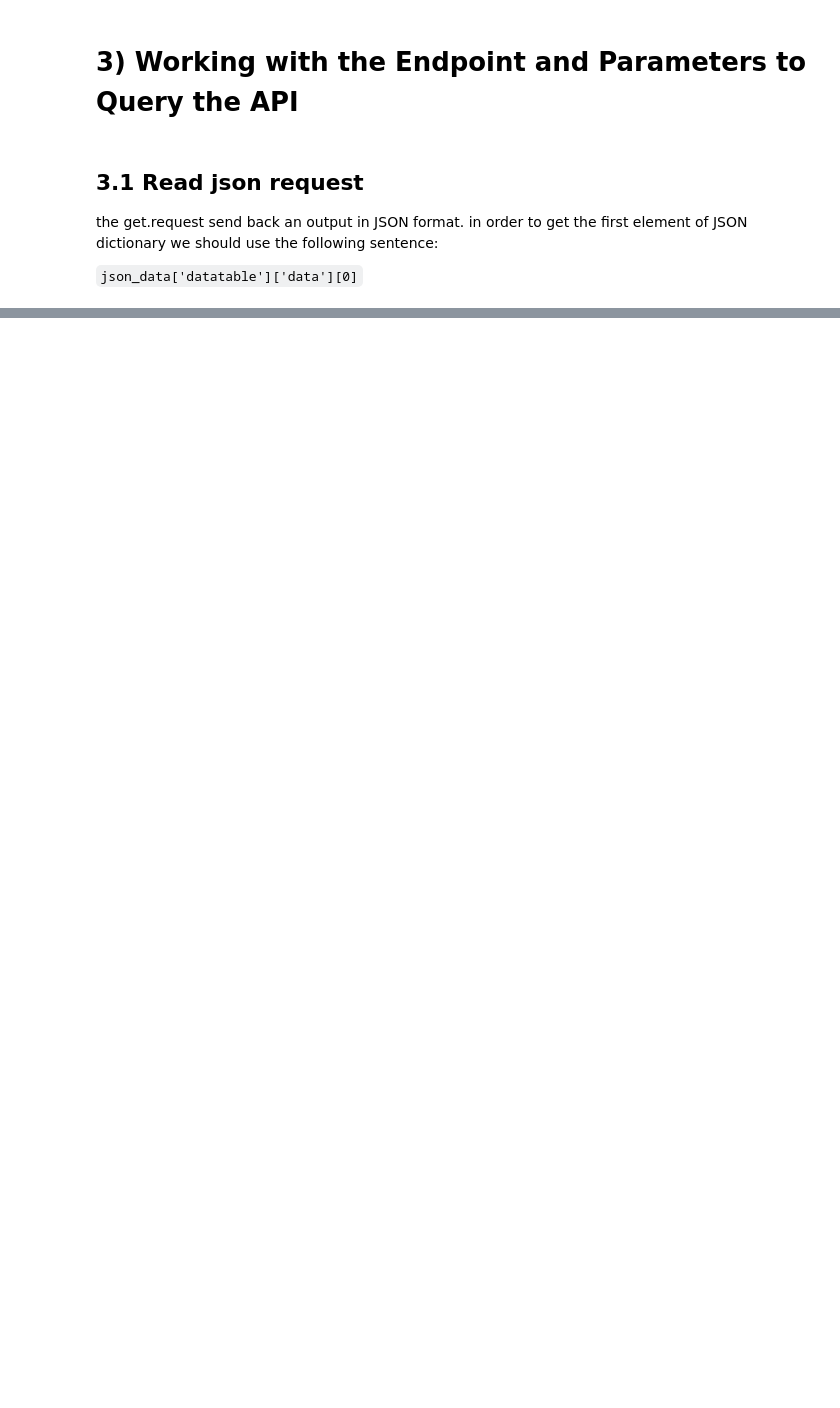
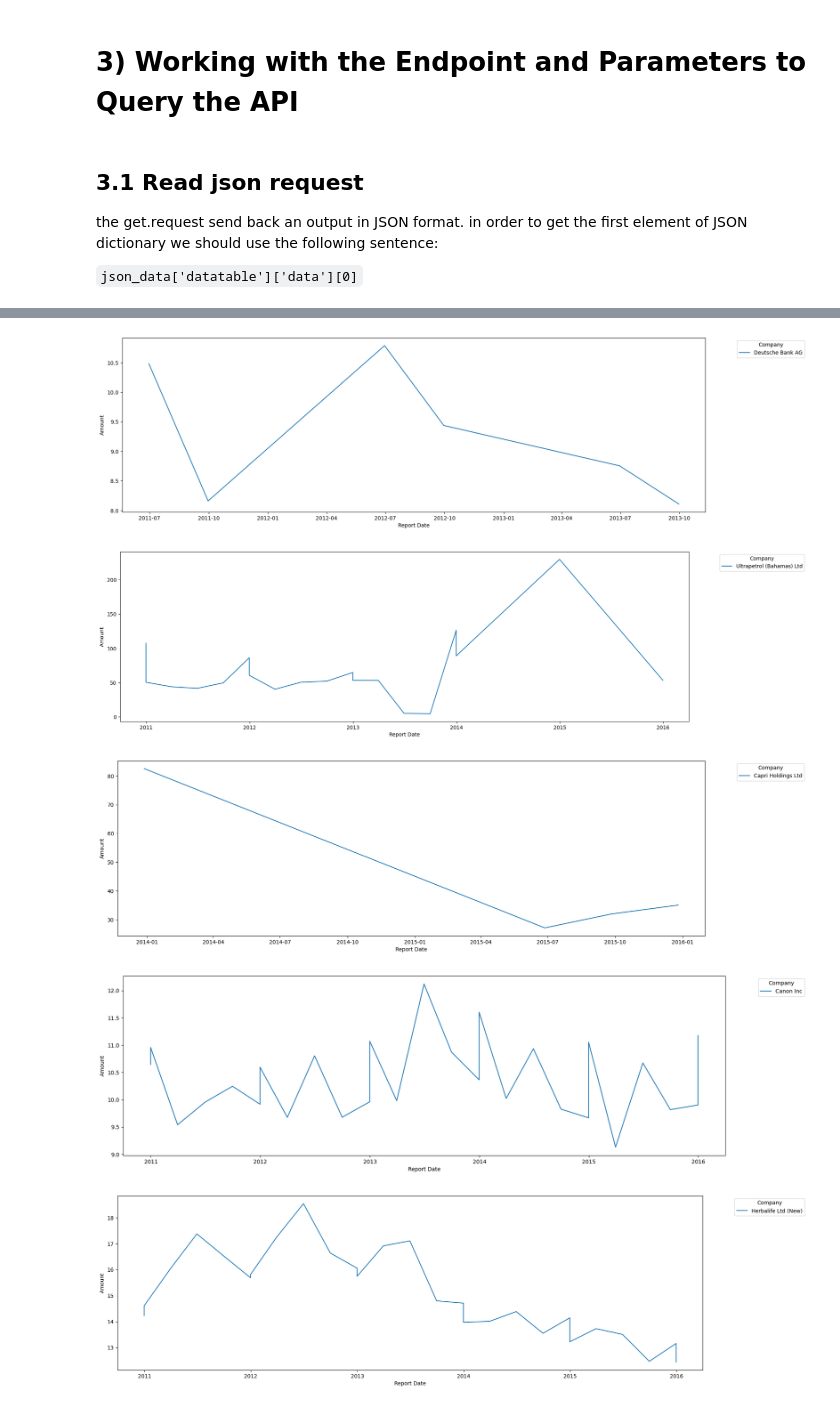
Before and after one commit to TomazFilgueira/Dq_Datascientist, a Jupyter notebook: 6 - APIs and Web Scraping/6_Guided_Project_API_with_Pandas.ipynb, the cells around one changed output, grey strips where cells are left out. Drawn from its saved outputs; the diff is of its cells as text; code cells hidden in the pictures; blank space fills up the shorter version.

Commit message:
plot amount over time

```diff
--- a/6 - APIs and Web Scraping/6_Guided_Project_API_with_Pandas.ipynb
+++ b/6 - APIs and Web Scraping/6_Guided_Project_API_with_Pandas.ipynb
@@ -129,0 +400,24 @@ we can see from the previous output that json_data is a dictonary composed by 2
+# %%
+country_mapping = {
+    'USA': 'United States of America',
+    'DEU': 'Germany',
+    'JPN': 'Japan',
+    'CYM': 'Cayman Islands',
+    'BHS': 'Bahamas',
+    'IRL': 'Ireland'
+
+}
+# %%
+#define a function to map country name and return its full name
+#necessary_columns = ['indicator','country','longname','reportdate','reporttype','amount']
+def map_country(country_name):
+    if country_name in country_mapping:
+        return country_mapping[country_name]
+    else:
+        return country_name
+
+filtered_df['country_name'] = df_metric['country'].apply(map_country)
+filtered_df.columns = ['indicator','country','company_name','report_date','report_type','amount','country_name']
+updated_df = filtered_df.copy()
+
+updated_df.head()
@@ -129,0 +457,5 @@ we can see from the previous output that json_data is a dictonary composed by 2
+# %%
+# Convert 'report_date' to datetime and filter for 2010-2015
+updated_df['report_date'] = pd.to_datetime(updated_df['report_date'])
+updated_df = updated_df[(updated_df['report_date'].dt.year >= 2010) & (updated_df['report_date'].dt.year <= 2015)]
+updated_df.head()
@@ -129,0 +469,20 @@ we can see from the previous output that json_data is a dictonary composed by 2
+# %%
+#select only relevant columns for trend over time analysis
+relevant_data = updated_df[['company_name','country','report_date','amount']]
+
+#loop over each company_name of relevant_data
+
+for company in relevant_data['company_name'].unique():
+    plt.figure(figsize = (20,6)) #create a figure  15 inches wide and 6 inches tall
+    company_data = relevant_data[relevant_data['company_name'] == company]
+    plt.plot(company_data['report_date'], company_data['amount'], label=company)
+    plt.xlabel('Report Date')
+    plt.ylabel('Amount')
+    plt.legend(title='Company', bbox_to_anchor=(1.05, 1), loc='upper left' )
+    plt.show()
+# %% [output]
+[figure, added]
+[figure, added]
+[figure, added]
+[figure, added]
+[figure, added]
```
Also changed, not shown: parts of 28 cells of this notebook, 1 other file.
